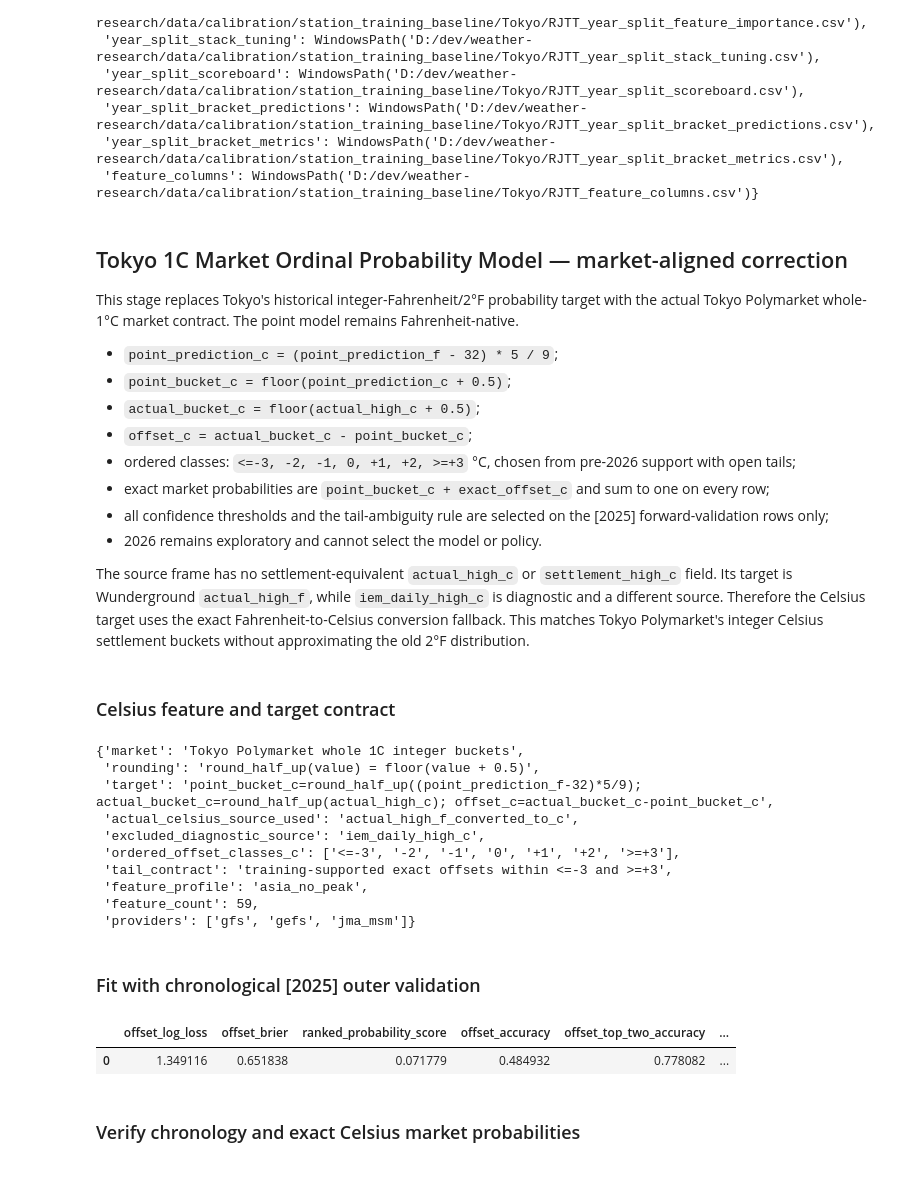
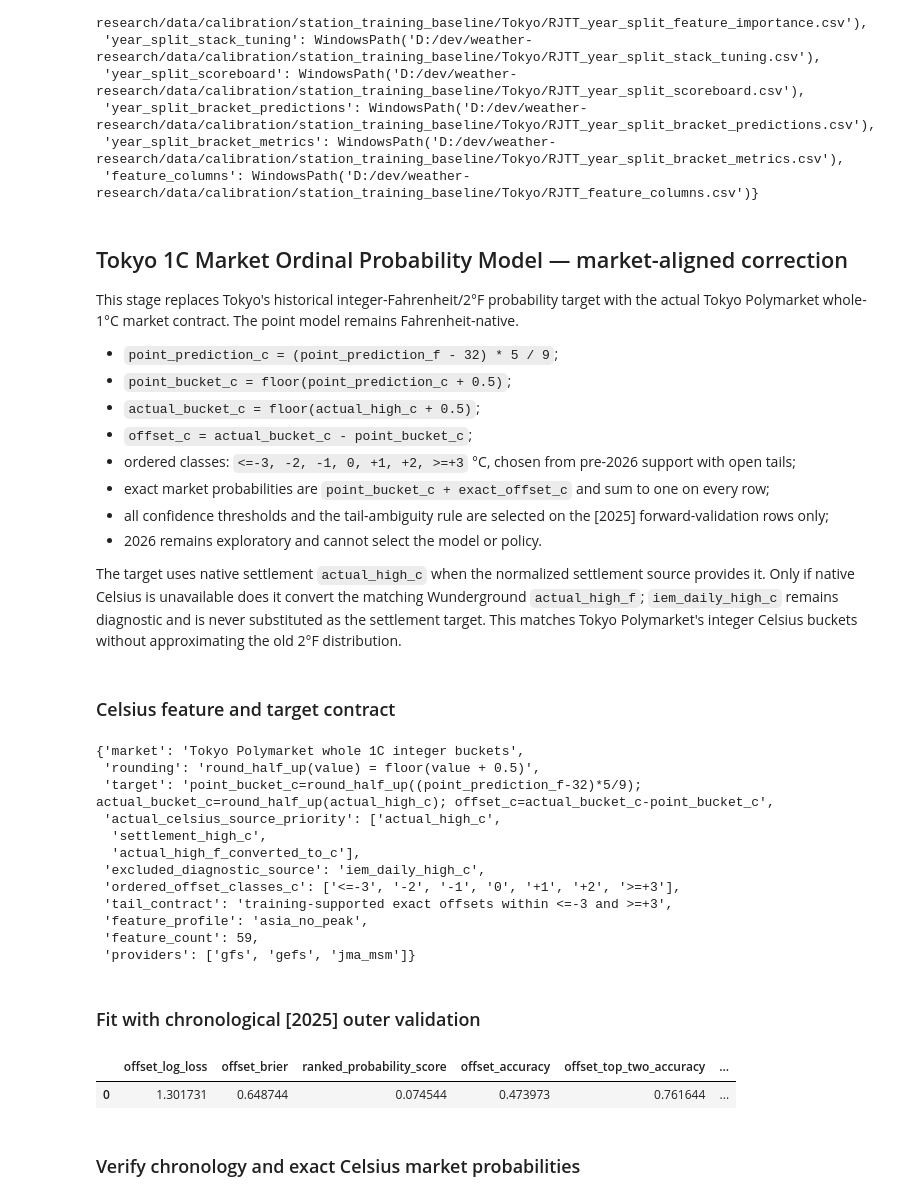
Before and after one commit to FarisFadilArifin/weather-research, a Jupyter notebook: notebooks/station_training_baseline/stations/Tokyo/train_Tokyo.ipynb, the cells around one changed output. Saved outputs shown, nothing was run; the diff lists cells and outputs as text; code cells hidden in the pictures.

Commit message:
Make station training bucket contracts explicit

```diff
--- a/notebooks/station_training_baseline/stations/Tokyo/train_Tokyo.ipynb
+++ b/notebooks/station_training_baseline/stations/Tokyo/train_Tokyo.ipynb
@@ -38,6 +38,8 @@ FAST_MODE = False
 EXPORT_MODEL_WEIGHTS = True
 EXPORT_LIVE_MODEL_WEIGHTS = False
 POINT_EVALUATION_TRAIN_YEARS = (2022, 2025)
+POINT_BUCKET_CONTRACT = "polymarket_half_up_1c"
+POINT_MAX_FEATURE_MISSING_FRACTION = 0.03
 LIVE_POINT_MODEL_VERSION = "station_high_regressor_live_tokyo_no_peak_stack_2026"
 PROBABILITY_MODEL_VERSION = "station_bucket_baseline_tokyo_1c_market_ordinal"
 PROBABILITY_TARGET = "celsius_market_1c"
@@ -175,7 +179,7 @@ config = StationStackingConfig(
     training_profile=TRAINING_PROFILE,
     target_mode=TARGET_MODE,
     target_source=TARGET_SOURCE,
-    max_feature_missing_fraction=0.03,
+    max_feature_missing_fraction=POINT_MAX_FEATURE_MISSING_FRACTION,
     base_model_methods=("xgboost", "lightgbm", "catboost"),
     stack_enabled=True,
     hyperparameter_space="wide",
@@ -264,6 +350,7 @@ if EXPORT_MODEL_WEIGHTS:
         base_model_methods=tuple(config.effective_base_model_methods),
         stack_enabled=config.stack_enabled,
         max_feature_missing_fraction=config.effective_max_feature_missing_fraction,
+        bucket_contract=POINT_BUCKET_CONTRACT,
         source_pipeline="notebooks/station_training_baseline/stations/Tokyo",
     )
     exported_weights.bundle_path, exported_weights.manifest_path
@@ -279,7 +366,13 @@ if EXPORT_MODEL_WEIGHTS:
     assert evaluation_point_manifest["model_version"] == MODEL_VERSION
     assert evaluation_point_manifest["training"]["train_start_year"] == POINT_EVALUATION_TRAIN_YEARS[0]
     assert evaluation_point_manifest["training"]["train_end_year"] == POINT_EVALUATION_TRAIN_YEARS[1]
-    assert evaluation_point_manifest["model_contract"]["max_feature_missing_fraction"] == config.effective_max_feature_missing_fraction
+    assert evaluation_point_manifest["model_contract"]["max_feature_missing_fraction"] == POINT_MAX_FEATURE_MISSING_FRACTION
+    assert evaluation_point_manifest["model_contract"]["bucket_contract"] == POINT_BUCKET_CONTRACT
+    assert all(
+        row["missing_fraction"] <= POINT_MAX_FEATURE_MISSING_FRACTION
+        for row in evaluation_point_manifest["features"]["missingness_audit"]
+        if row["selected"]
+    )
 # %% [markdown]
 ## Optional live-production point bundle
 
@@ -353,11 +449,11 @@ model remains Fahrenheit-native.
   [2025] forward-validation rows only;
 - 2026 remains exploratory and cannot select the model or policy.
 
-The source frame has no settlement-equivalent `actual_high_c` or
-`settlement_high_c` field. Its target is Wunderground `actual_high_f`, while
-`iem_daily_high_c` is diagnostic and a different source. Therefore the Celsius
-target uses the exact Fahrenheit-to-Celsius conversion fallback. This matches
-Tokyo Polymarket's integer Celsius settlement buckets without approximating the
+The target uses native settlement `actual_high_c` when the normalized settlement
+source provides it. Only if native Celsius is unavailable does it convert the
+matching Wunderground `actual_high_f`; `iem_daily_high_c` remains diagnostic and
+is never substituted as the settlement target. This matches Tokyo
+Polymarket's integer Celsius buckets without approximating the
 old 2°F distribution.
 # %%
 import json
@@ -389,7 +485,11 @@ celsius_target_contract = {
     "market": "Tokyo Polymarket whole 1C integer buckets",
     "rounding": "round_half_up(value) = floor(value + 0.5)",
     "target": TARGET_CONTRACT,
-    "actual_celsius_source_used": "actual_high_f_converted_to_c",
+    "actual_celsius_source_priority": [
+        "actual_high_c",
+        "settlement_high_c",
+        "actual_high_f_converted_to_c",
+    ],
     "excluded_diagnostic_source": "iem_daily_high_c",
     "ordered_offset_classes_c": list(OFFSET_LABELS_C),
     "tail_contract": "training-supported exact offsets within <=-3 and >=+3",
@@ -403,7 +503,9 @@ celsius_target_contract
 {'market': 'Tokyo Polymarket whole 1C integer buckets',
  'rounding': 'round_half_up(value) = floor(value + 0.5)',
  'target': 'point_bucket_c=round_half_up((point_prediction_f-32)*5/9); actual_bucket_c=round_half_up(actual_high_c); offset_c=actual_bucket_c-point_bucket_c',
- 'actual_celsius_source_used': 'actual_high_f_converted_to_c',
+ 'actual_celsius_source_priority': ['actual_high_c',
+  'settlement_high_c',
+  'actual_high_f_converted_to_c'],
  'excluded_diagnostic_source': 'iem_daily_high_c',
  'ordered_offset_classes_c': ['<=-3', '-2', '-1', '0', '+1', '+2', '>=+3'],
  'tail_contract': 'training-supported exact offsets within <=-3 and >=+3',
@@ -421,36 +523,39 @@ assert not point_forward_predictions.empty
 assert (
     point_forward_predictions["train_through_year"]
     < point_forward_predictions["validation_year"]
 ).all()
 
 celsius_training_frame = build_celsius_probability_frame(
     result.features,
     point_forward_predictions,
     result.validation_predictions,
     include_peak_features=False,
     feature_profile=PROBABILITY_FEATURE_PROFILE,
 )
-assert celsius_training_frame["actual_high_c_source"].eq(
-    "actual_high_f_converted_to_c"
+assert celsius_training_frame["actual_high_c_source"].isin(
+    {"actual_high_c", "settlement_high_c", "actual_high_f_converted_to_c"}
 ).all()
+assert not celsius_training_frame["actual_high_c_source"].eq(
+    "iem_daily_high_c"
+).any()
 celsius_bundle, celsius_forward_predictions, celsius_tuning = (
     fit_celsius_probability_system(
         celsius_training_frame,
         station_id=STATION_ID,
         point_model_version=MODEL_VERSION,
         point_bundle_sha256=celsius_sha256_file(exported_weights.bundle_path),
         feature_profile=PROBABILITY_FEATURE_PROFILE,
         model_version=PROBABILITY_MODEL_VERSION,
         development_years=PROBABILITY_DEVELOPMENT_YEARS,
         forward_validation_years=PROBABILITY_FORWARD_VALIDATION_YEARS,
     )
 )
 assert celsius_bundle["selected_family"] == "celsius_offset_ordinal_logistic"
 assert celsius_bundle["training_cutoff"] < f"{PROBABILITY_HOLDOUT_YEAR}-01-01"
 celsius_probability_metrics(celsius_forward_predictions)
 # %% [output]
 |  | offset_log_loss | offset_brier | ranked_probability_score | offset_accuracy | offset_top_two_accuracy | ... |
-| 0 | 1.349116 | 0.651838 | 0.071779 | 0.484932 | 0.778082 | ... |
+| 0 | 1.301731 | 0.648744 | 0.074544 | 0.473973 | 0.761644 | ... |
 # %% [markdown]
 ### Verify chronology and exact Celsius market probabilities
 # %%
```
Also changed, not shown: parts of 9 cells of this notebook, 19 other files.
